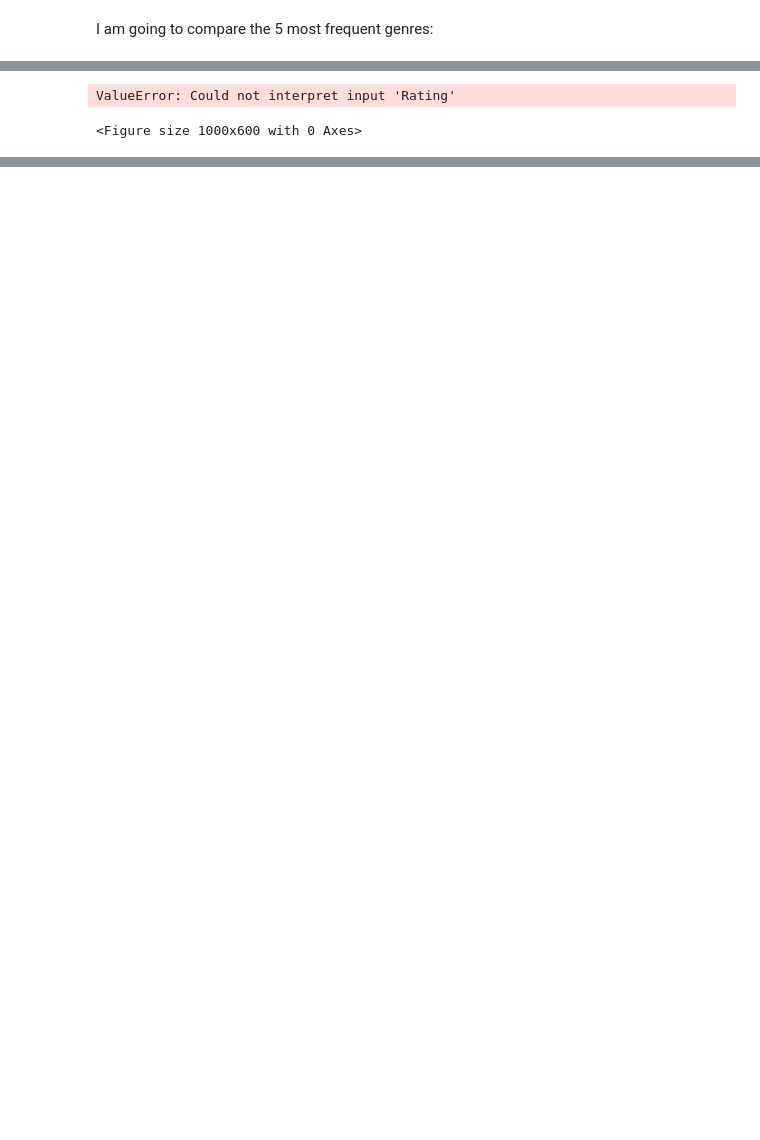
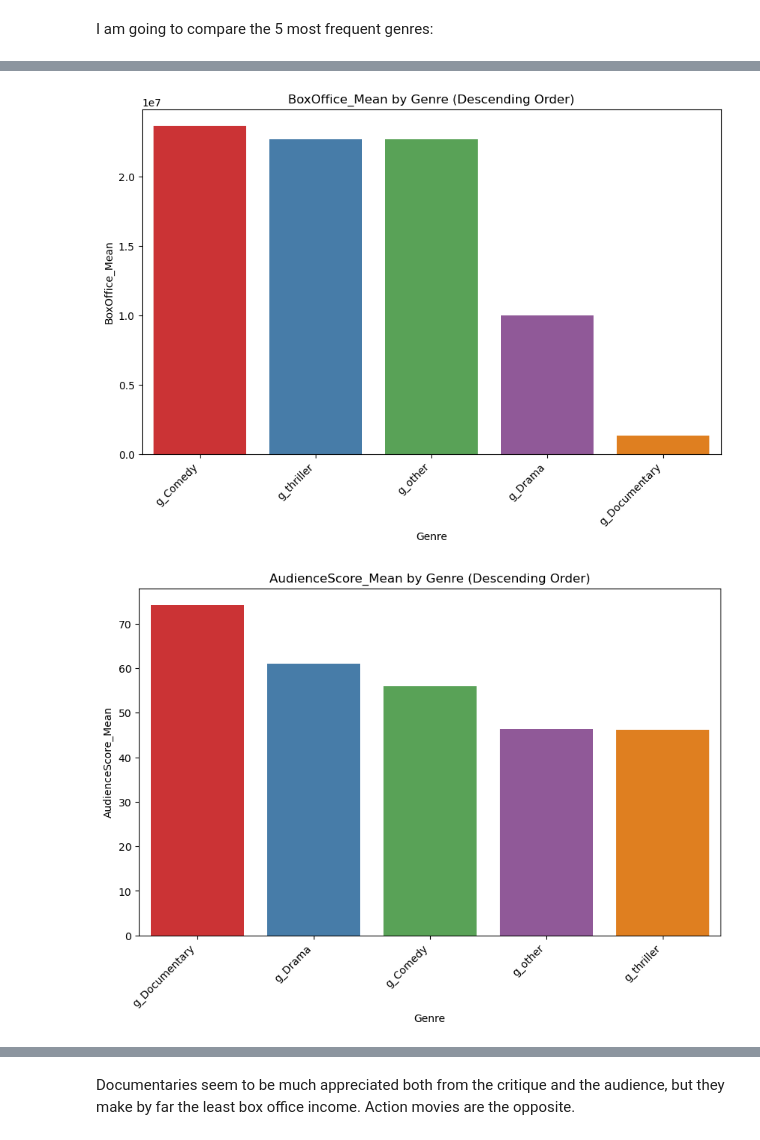
Before and after one commit to vadragna/rotten_tomatos_analysis, a Jupyter notebook: Analysis.ipynb, the cells around one changed output, grey strips where cells are left out. Cells and saved outputs as stored; diff of their text form; code cells hidden in the pictures; blank space fills up the shorter version.

```diff
--- a/Analysis.ipynb
+++ b/Analysis.ipynb
@@ -601,14 +623,14 @@ result_df_genres.head()
 # %%
 for col in result_df_genres.columns[1:]:
     sorted_df = result_df_genres.sort_values(by=col, ascending=False)
 
     plt.figure(figsize=(10, 6))
-    sns.barplot(x='Rating', y=col, data=sorted_df, palette='Set1')
-    plt.title(f'{col} by Rating (Descending Order)')
-    plt.xlabel('Rating')
+    sns.barplot(x='Genre', y=col, data=sorted_df, palette='Set1')
+    plt.title(f'{col} by Genre (Descending Order)')
+    plt.xlabel('Genre')
     plt.ylabel(col)
     plt.xticks(rotation=45, ha='right')
     plt.show()
 # %% [output]
-ValueError: Could not interpret input 'Rating'
-<Figure size 1000x600 with 0 Axes>
+[figure, added]
+[figure, added]
@@ -614,0 +638,2 @@ ValueError: Could not interpret input 'Rating'
+# %% [markdown]
+Documentaries seem to be much appreciated both from the critique and the audience, but they make by far the least box office income. Action movies are the opposite.
```
Also changed, not shown: parts of 30 cells of this notebook.
